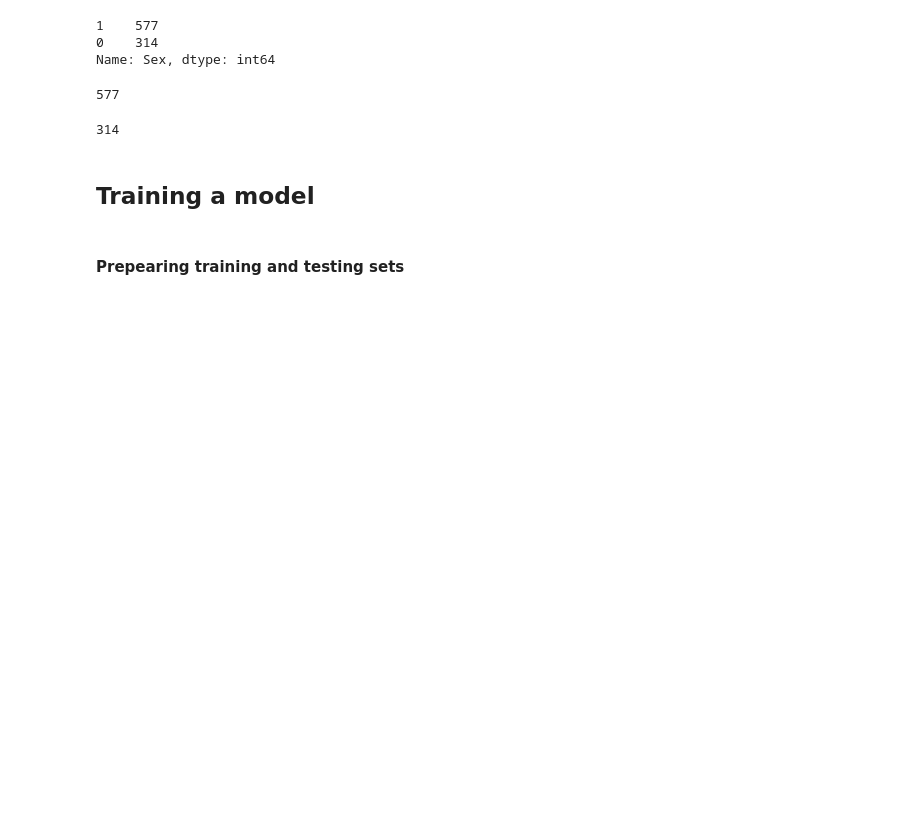
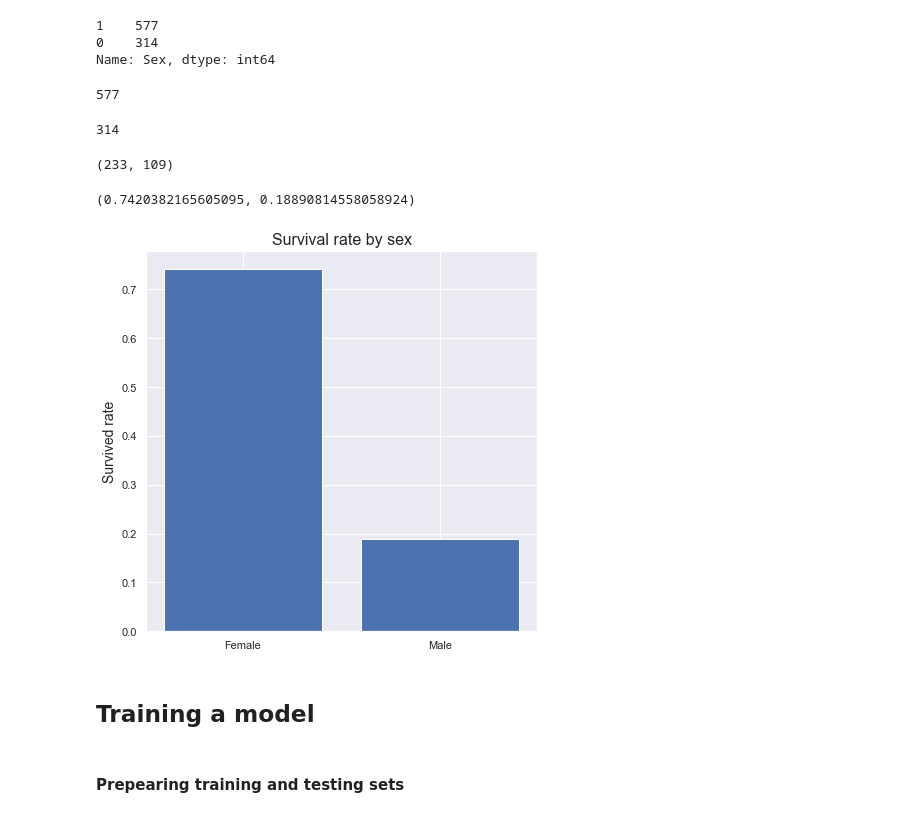
Before and after one commit to dan-ski/Titanic, a Jupyter notebook: Titanic.ipynb, the cells around one changed output. Cells and saved outputs as stored; diff of their text form; code cells hidden in the pictures; blank space fills up the shorter version.

```diff
--- a/Titanic.ipynb
+++ b/Titanic.ipynb
@@ -296,6 +296,33 @@ females = df['Sex'].value_counts()[0]
 females
 # %% [output]
 314
+# %%
+survived_females = df.loc[(df['Survived'] == 1) & (df['Sex'] == 0), 'Survived'].sum()
+survived_males = df.loc[(df['Survived'] == 1) & (df['Sex'] == 1), 'Survived'].sum()
+survived_females, survived_males
+# %% [output]
+(233, 109)
+# %%
+male_survival_rate = survived_males/males
+female_survival_rate = survived_females/females
+
+female_survival_rate, male_survival_rate
+# %% [output]
+(0.7420382165605095, 0.18890814558058924)
+# %%
+sexes = df['Sex'].value_counts()
+
+survival_rates = [female_survival_rate, male_survival_rate]
+
+fig, ax = plt.subplots()
+ax.bar(sexes.index.sort_values(), survival_rates, tick_label = ['Female', 'Male']) #tick_label = sexes.index.sort_values()
+
+# plt.xlabel("Sex")
+plt.ylabel("Survived rate", fontsize=14)
+plt.title("Survival rate by sex", fontsize=16)
+plt.show()
+# %% [output]
+[figure, added]
 # %% [markdown]
 ## Training a model
 # %% [markdown]
```
Also changed, not shown: parts of 21 cells of this notebook.
